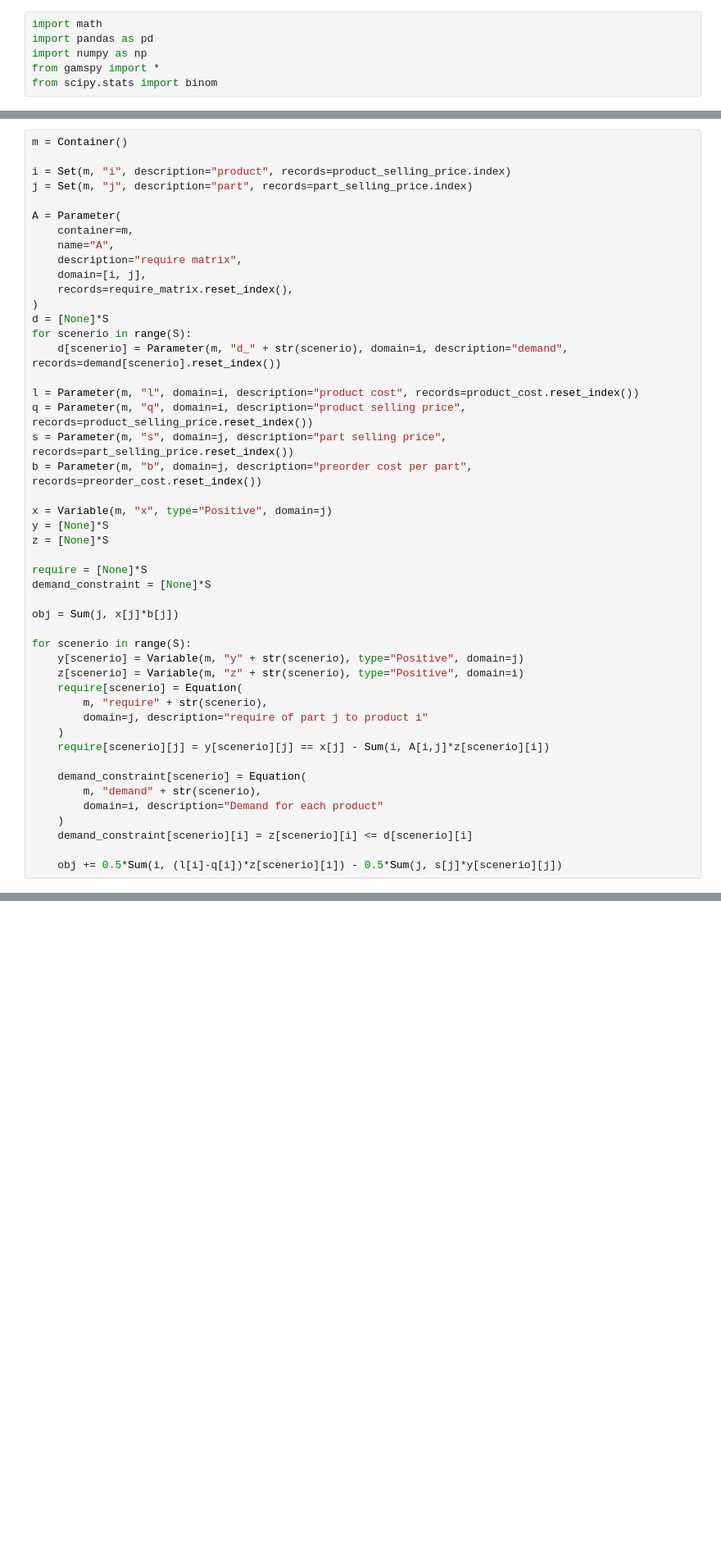
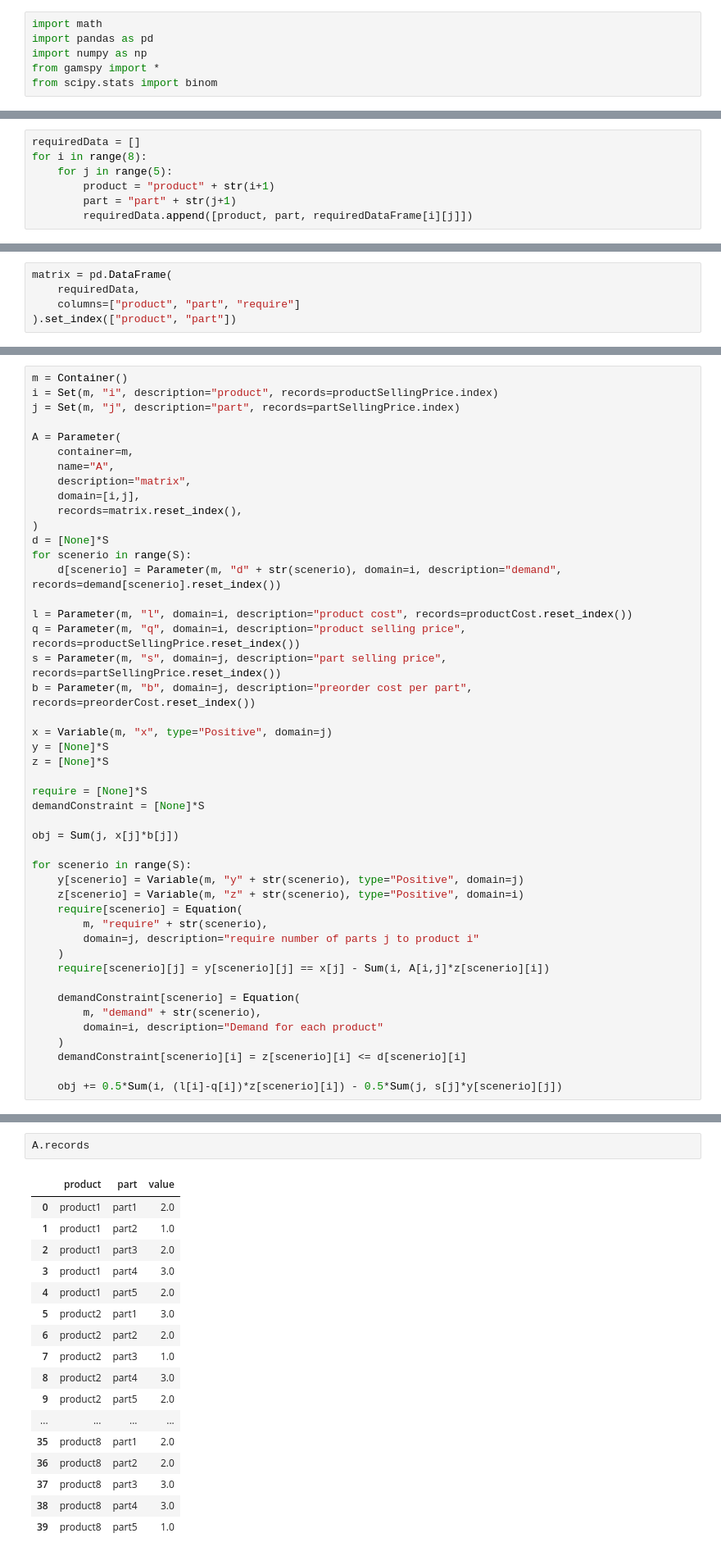
Before and after one commit to NguyenDatk2022/Mathematical_Modeling, a Jupyter notebook: MHH.ipynb, the cells around one changed output, grey strips where cells are left out. Shown: that part at 82% size. Saved outputs shown, nothing was run; the diff lists cells and outputs as text; blank space fills up the shorter version.

```diff
--- a/MHH.ipynb
+++ b/MHH.ipynb
@@ -33,0 +65,7 @@ require_matrix = pd.DataFrame(
+# %%
+requiredData = []
+for i in range(8):
+    for j in range(5):
+        product = "product" + str(i+1)
+        part = "part" + str(j+1)
+        requiredData.append([product, part, requiredDataFrame[i][j]])
@@ -33,0 +92,5 @@ require_matrix = pd.DataFrame(
+# %%
+matrix = pd.DataFrame(
+    requiredData,
+    columns=["product", "part", "require"]
+).set_index(["product", "part"])
@@ -110,31 +245,30 @@ S = len(demand)
 # %%
 m = Container()
-
-i = Set(m, "i", description="product", records=product_selling_price.index)
-j = Set(m, "j", description="part", records=part_selling_price.index)
+i = Set(m, "i", description="product", records=productSellingPrice.index)
+j = Set(m, "j", description="part", records=partSellingPrice.index)
 
 A = Parameter(
     container=m,
     name="A",
-    description="require matrix",
-    domain=[i, j],
-    records=require_matrix.reset_index(),
+    description="matrix",
+    domain=[i,j],
+    records=matrix.reset_index(),
 )
 d = [None]*S
 for scenerio in range(S):
-    d[scenerio] = Parameter(m, "d_" + str(scenerio), domain=i, description="demand", records=demand[scenerio].reset_index())
+    d[scenerio] = Parameter(m, "d" + str(scenerio), domain=i, description="demand", records=demand[scenerio].reset_index())
 
-l = Parameter(m, "l", domain=i, description="product cost", records=product_cost.reset_index())
-q = Parameter(m, "q", domain=i, description="product selling price", records=product_selling_price.reset_index())
-s = Parameter(m, "s", domain=j, description="part selling price", records=part_selling_price.reset_index())
-b = Parameter(m, "b", domain=j, description="preorder cost per part", records=preorder_cost.reset_index())
+l = Parameter(m, "l", domain=i, description="product cost", records=productCost.reset_index())
+q = Parameter(m, "q", domain=i, description="product selling price", records=productSellingPrice.reset_index())
+s = Parameter(m, "s", domain=j, description="part selling price", records=partSellingPrice.reset_index())
+b = Parameter(m, "b", domain=j, description="preorder cost per part", records=preorderCost.reset_index())
 
 x = Variable(m, "x", type="Positive", domain=j)
 y = [None]*S
 z = [None]*S
 
 require = [None]*S
-demand_constraint = [None]*S
+demandConstraint = [None]*S
 
 obj = Sum(j, x[j]*b[j])
 
@@ -143,14 +277,14 @@ for scenerio in range(S):
     z[scenerio] = Variable(m, "z" + str(scenerio), type="Positive", domain=i)
     require[scenerio] = Equation(
         m, "require" + str(scenerio),
-        domain=j, description="require of part j to product i"
+        domain=j, description="require number of parts j to product i"
     )
     require[scenerio][j] = y[scenerio][j] == x[j] - Sum(i, A[i,j]*z[scenerio][i])
 
-    demand_constraint[scenerio] = Equation(
+    demandConstraint[scenerio] = Equation(
         m, "demand" + str(scenerio),
         domain=i, description="Demand for each product"
     )
-    demand_constraint[scenerio][i] = z[scenerio][i] <= d[scenerio][i]
+    demandConstraint[scenerio][i] = z[scenerio][i] <= d[scenerio][i]
 
     obj += 0.5*Sum(i, (l[i]-q[i])*z[scenerio][i]) - 0.5*Sum(j, s[j]*y[scenerio][j])
@@ -156,0 +295,20 @@ for scenerio in range(S):
+# %%
+A.records
+# %% [output]
+|  | product | part | value |
+| 0 | product1 | part1 | 2.0 |
+| 1 | product1 | part2 | 1.0 |
+| 2 | product1 | part3 | 2.0 |
+| 3 | product1 | part4 | 3.0 |
+| 4 | product1 | part5 | 2.0 |
+| 5 | product2 | part1 | 3.0 |
+| 6 | product2 | part2 | 2.0 |
+| 7 | product2 | part3 | 1.0 |
+| 8 | product2 | part4 | 3.0 |
+| 9 | product2 | part5 | 2.0 |
+| ... | ... | ... | ... |
+| 35 | product8 | part1 | 2.0 |
+| 36 | product8 | part2 | 2.0 |
+| 37 | product8 | part3 | 3.0 |
+| 38 | product8 | part4 | 3.0 |
+| 39 | product8 | part5 | 1.0 |
```
Also changed, not shown: parts of 29 cells of this notebook.
